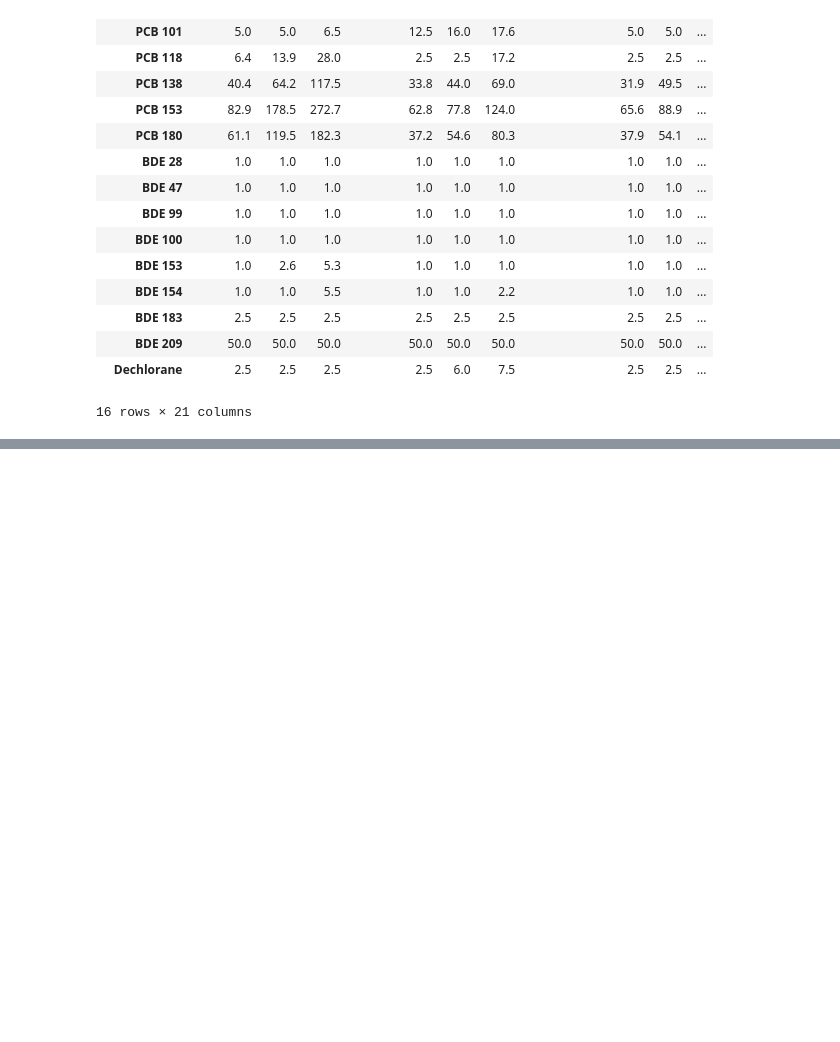
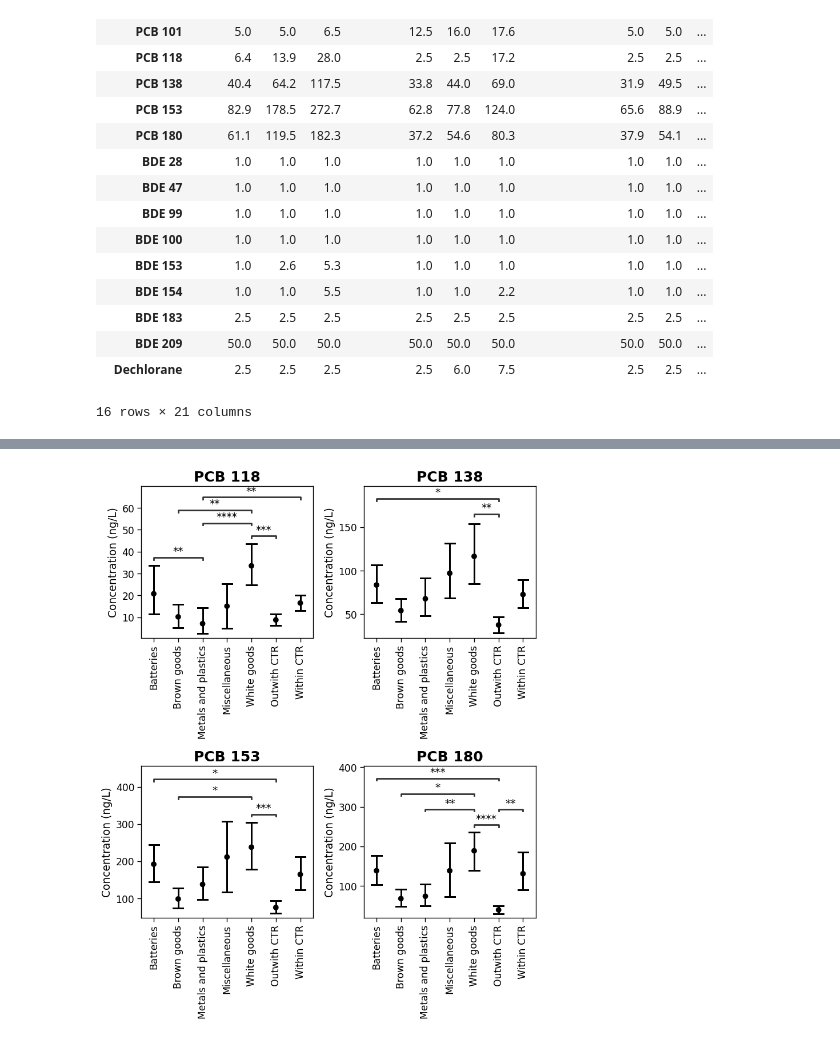
Before and after one commit to adamcseresznye/HBM4EU_eWaste_POPs, a Jupyter notebook: notebooks/NB2_ACs_Describe_Demographics_and_POPs.ipynb, the cells around one changed output, grey strips where cells are left out. Saved outputs shown, nothing was run; the diff lists cells and outputs as text; code cells hidden in the pictures; blank space fills up the shorter version.

```diff
--- a/notebooks/NB2_ACs_Describe_Demographics_and_POPs.ipynb
+++ b/notebooks/NB2_ACs_Describe_Demographics_and_POPs.ipynb
@@ -427,0 +486,83 @@ sub_category_detection_frequency
+# %%
+sns.set_context("paper", font_scale=1.4)
+
+fig = plt.figure(figsize=(8, 10))
+rows, cols = 2, 2
+
+for idx, i in enumerate(df.columns[df.columns.isin(over50_DF)]):
+    pairs, p_values = common_functions.get_pairs_values_for_posthoc_dunn(
+        data=df, value_vars=i, id_vars="sub_category", p_adjust="fdr_bh"
+    )
+
+    fig.add_subplot(rows, cols, idx + 1)
+    (
+        df.query(
+            "sub_category.isin(['Brown goods', 'Metals and plastics', 'Miscellaneous', 'White goods', 'Batteries', 'outwith_CTR', 'within_CTR'])"
+        )
+        .loc[:, lambda df_: ["sub_category", i]]
+        .rename(columns=lambda df_: df_.replace("_", " ").title())
+        .replace("_", " ", regex=True)
+        .replace(
+            {
+                "outwith CTR": "Outwith CTR",
+                "within CTR": "Within CTR",
+            }
+        )
+        .pipe(
+            lambda df_: sns.pointplot(
+                x=df_["Sub Category"],
+                y=df[i],
+                errorbar=("pi", 90),
+                capsize=0.4,
+                join=False,
+                color="black",
+                order=[
+                    "Batteries",
+                    "Brown goods",
+                    "Metals and plastics",
+                    "Miscellaneous",
+                    "White goods",
+                    "Outwith CTR",
+                    "Within CTR",
+                ],
+                ax=fig.axes[idx],
+            )
+        )
+    )
+
+    fig.axes[idx].set_title(i, fontweight="bold", fontsize=18)
+    fig.axes[idx].set_xlabel("")
+    fig.axes[idx].set_ylabel("Concentration (ng/L)")
+    fig.axes[idx].grid(False)
+    fig.axes[idx].yaxis.set_major_formatter(FormatStrFormatter("%.0d"))
+    plt.xticks(rotation=90)
+    fig.tight_layout()
+
+    if len(pairs) >= 1:
+        annotator = Annotator(
+            fig.axes[idx],
+            pairs,
+            data=df.query(
+                "sub_category.isin(['Brown goods', 'Metals and plastics', 'Miscellaneous', 'White goods', 'Batteries', 'outwith_CTR', 'within_CTR'])"
+            ),
+            x="sub_category",
+            y=i,
+            order=[
+                "Batteries",
+                "Brown goods",
+                "Metals and plastics",
+                "Miscellaneous",
+                "White goods",
+                "outwith_CTR",
+                "within_CTR",
+            ],
+            verbose=False,
+        )
+        annotator.configure(text_format="star", loc="inside", line_width=2, test=None)
+        annotator.set_pvalues_and_annotate(p_values)
+    else:
+        continue
+plt.suptitle("")
+plt.savefig(utils.Configuration.PLOTS.joinpath("img2.png"), dpi=600)
+# %% [output]
+[figure, added]
```
Also changed, not shown: parts of 6 cells of this notebook, 3 other files.
